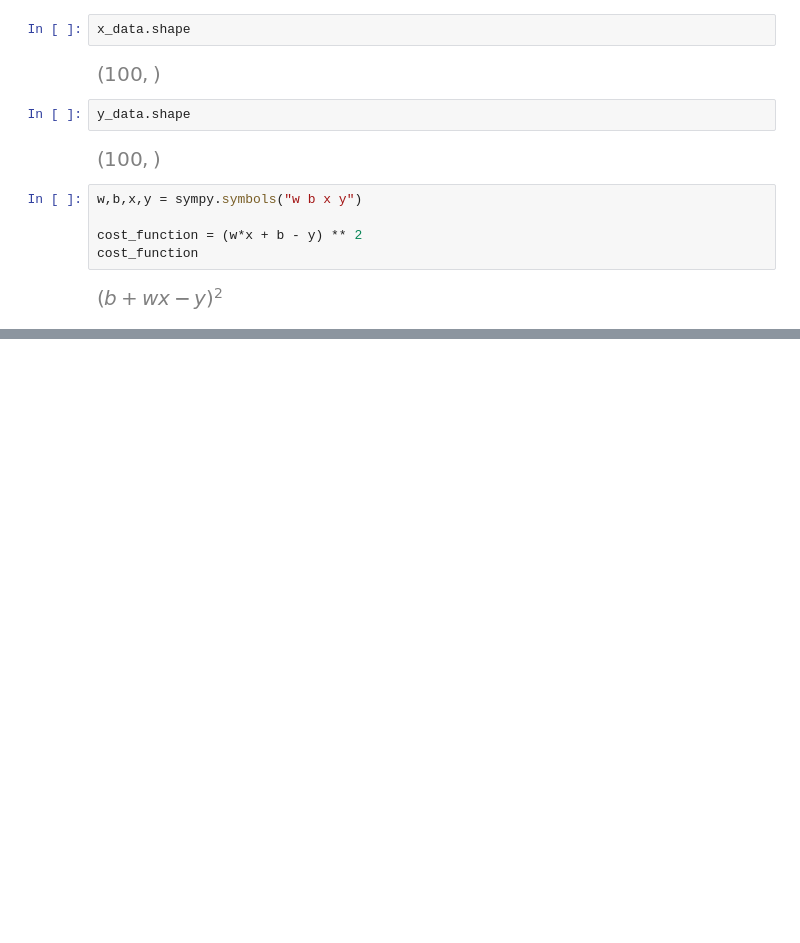
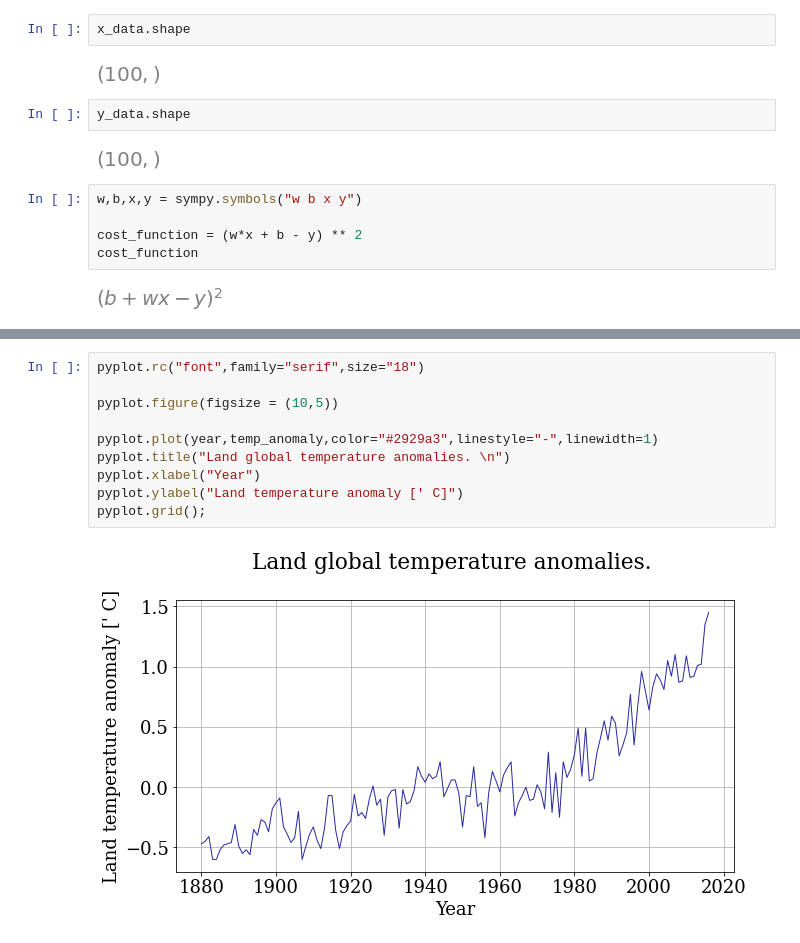
Before and after one commit to leadawon/Natrual_Language_P, a Jupyter notebook: Machine_Learning/Simple_Linear_Regression.ipynb, the cells around one changed output, grey strips where cells are left out. Drawn from its saved outputs; the diff is of its cells as text; blank space fills up the shorter version.

```diff
--- a/Machine_Learning/Simple_Linear_Regression.ipynb
+++ b/Machine_Learning/Simple_Linear_Regression.ipynb
@@ -66,0 +115,12 @@ cost_function
+# %%
+pyplot.rc("font",family="serif",size="18")
+
+pyplot.figure(figsize = (10,5))
+
+pyplot.plot(year,temp_anomaly,color="#2929a3",linestyle="-",linewidth=1)
+pyplot.title("Land global temperature anomalies. \n")
+pyplot.xlabel("Year")
+pyplot.ylabel("Land temperature anomaly [' C]")
+pyplot.grid();
+# %% [output]
+[figure, added]
```
Also changed, not shown: parts of 13 cells of this notebook, 1 other file.
